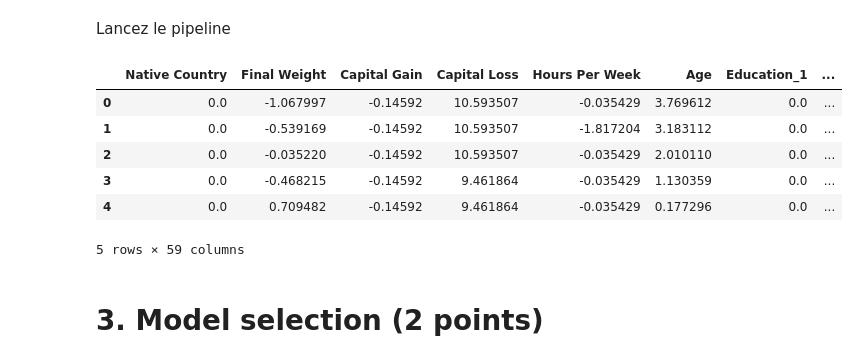
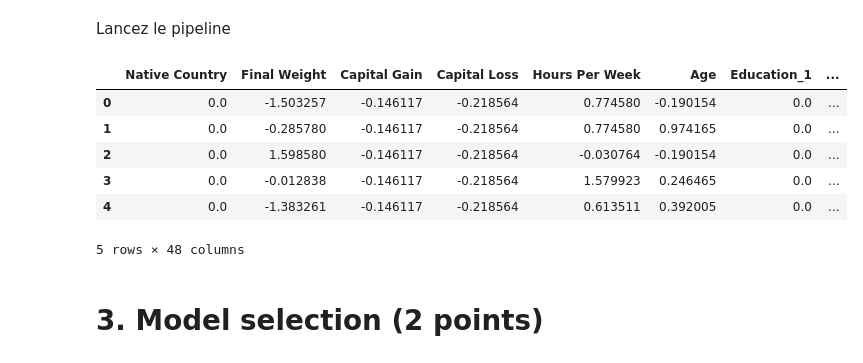
Before and after one commit to ayoubelasryRoot/INF8215, a Jupyter notebook: tp3/TP3_INF8215.ipynb, the cells around one changed output. Saved outputs shown, nothing was run; the diff lists cells and outputs as text; code cells hidden in the pictures.

```diff
--- a/tp3/TP3_INF8215.ipynb
+++ b/tp3/TP3_INF8215.ipynb
@@ -784,7 +788,7 @@ pipeline_age = Pipeline([
 ])
 
 pipeline_education = Pipeline([
-    ("fillna", SimpleImputer(strategy = 'constant', fill_value = 'Bachelors')),
+    ("fillna", SimpleImputer(strategy = 'constant', fill_value = 'HS-Grad')),
     ("encode",OneHotEncoder(categories = 'auto', sparse = False))
 ])
 
@@ -793,15 +797,11 @@ pipeline_sex = Pipeline([
     ("encode",LabelEncoderP())
 ])
 
-pipeline_race = Pipeline([
-    ("fillna", SimpleImputer(strategy = 'constant', fill_value = 'White')),
-    ("encode",OneHotEncoder(categories = 'auto', sparse = False))
-])
 
 
 pipeline_marital_status = Pipeline([
-    ("fillna", SimpleImputer(strategy = 'constant', fill_value = 'Never-Married')),
-    ("encode",OneHotEncoder(categories = 'auto', sparse = False))
+    ("fillna", SimpleImputer(strategy = 'constant', fill_value = 'Married-civ-spouse')),
+    ("encode",LabelEncoderP())
 ])
 
 
@@ -811,48 +811,47 @@ pipeline_workclass = Pipeline([
 ])
 
 pipeline_occupation = Pipeline([
-    ("fillna", SimpleImputer(strategy = 'constant', fill_value = 'Prof-specialty')),
+    ("fillna", SimpleImputer(strategy = 'constant', fill_value = 'Exec-managerial')),
     ("encode",OneHotEncoder(categories = 'auto', sparse = False))
 ])
 
 
 full_pipeline = ColumnTransformer([
-         ("native.country", pipeline_country, ["native.country"]),
-         ("fnlwgt", pipeline_final_weight, ["fnlwgt"]),
-         ("capital.gain", pipeline_capital_gain, ["capital.gain"]),
-         ("capital.loss", pipeline_capital_loss, ["capital.loss"]),
-         ("hours.per.week", pipeline_hours_per_week, ["hours.per.week"]),
-         ("age", pipeline_age, ["age"]),
-         ("education", pipeline_education, ["education"]),
-         ("sex", pipeline_sex, ["sex"]),
-         ("race", pipeline_race, ["race"]),
-         ("occupation", pipeline_occupation, ["occupation"]),
-         ("marital.status", pipeline_marital_status, ["marital.status"]),
-         ("workclass", pipeline_workclass, ["workclass"]),
+         ("Native country", pipeline_country, ["Native country"]),
+         ("Final weight", pipeline_final_weight, ["Final weight"]),
+         ("Capital-gain", pipeline_capital_gain, ["Capital-gain"]),
+         ("Capital-loss", pipeline_capital_loss, ["Capital-loss"]),
+         ("Hours per week", pipeline_hours_per_week, ["Hours per week"]),
+         ("Age", pipeline_age, ["Age"]),
+         ("Education", pipeline_education, ["Education"]),
+         ("Sex", pipeline_sex, ["Sex"]),
+         ("Occupation", pipeline_occupation, ["Occupation"]),
+         ("Marital-status", pipeline_marital_status, ["Marital-status"]),
+         ("Workclass", pipeline_workclass, ["Workclass"]),
     ])
 # %% [markdown]
 Lancez le pipeline
 # %%
 column_names = ['Native Country', 'Final Weight', 'Capital Gain', 'Capital Loss' , 'Hours Per Week', 'Age', 'Education_1',
                 'Education_2', 'Education_3', 'Education_4', 'Education_5', 'Education_6', 'Education_7', 'Education_8',
                 'Education_9', 'Education_10', 'Education_11', 'Education_12', 'Education_13', 'Education_14', 'Education_15',
-                'Education_16', 'Sex', 'Race_1', 'Race_2', 'Race_3', 'Race_4', 'Race_5', 'Occupation_1', 'Occupation_2', 'Occupation_3',
+                'Education_16', 'Sex',  'Occupation_1', 'Occupation_2', 'Occupation_3',
                 'Occupation_4', 'Occupation_5', 'Occupation_6', 'Occupation_7', 'Occupation_8', 'Occupation_9', 'Occupation_10', 'Occupation_11',
-                'Occupation_12', 'Occupation_13', 'Occupation_14', 'Occupation_15', 'Marital_status_1','Marital_status_2','Marital_status_3',
-               'Marital_status_4','Marital_status_5','Marital_status_6','Marital_status_7', 'Workclass_1', 'Workclass_2', 'Workclass_3',
+                'Occupation_12', 'Occupation_13', 'Occupation_14', 'Occupation_15', 'Marital_status', 'Workclass_1', 'Workclass_2', 'Workclass_3',
                'Workclass_4', 'Workclass_5', 'Workclass_6', 'Workclass_7', 'Workclass_8', 'Workclass_9'] # TODO ajouter les noms des colonnes selon le nouvel ordre du pipeline
+
 X_train_preprocess = pd.DataFrame(full_pipeline.fit_transform(X_train), columns=column_names)
-X_test_preprocess = pd.DataFrame(full_pipeline.fit_transform(X_test), columns=column_names)
+X_test_preprocess = pd.DataFrame(full_pipeline.transform(X_test), columns=column_names)
 
 X_train_preprocess.head()
 # %% [output]
 |  | Native Country | Final Weight | Capital Gain | Capital Loss | Hours Per Week | Age | Education_1 | ... |
-| 0 | 0.0 | -1.067997 | -0.14592 | 10.593507 | -0.035429 | 3.769612 | 0.0 | ... |
-| 1 | 0.0 | -0.539169 | -0.14592 | 10.593507 | -1.817204 | 3.183112 | 0.0 | ... |
-| 2 | 0.0 | -0.035220 | -0.14592 | 10.593507 | -0.035429 | 2.010110 | 0.0 | ... |
-| 3 | 0.0 | -0.468215 | -0.14592 | 9.461864 | -0.035429 | 1.130359 | 0.0 | ... |
-| 4 | 0.0 | 0.709482 | -0.14592 | 9.461864 | -0.035429 | 0.177296 | 0.0 | ... |
+| 0 | 0.0 | -1.503257 | -0.146117 | -0.218564 | 0.774580 | -0.190154 | 0.0 | ... |
+| 1 | 0.0 | -0.285780 | -0.146117 | -0.218564 | 0.774580 | 0.974165 | 0.0 | ... |
+| 2 | 0.0 | 1.598580 | -0.146117 | -0.218564 | -0.030764 | -0.190154 | 0.0 | ... |
+| 3 | 0.0 | -0.012838 | -0.146117 | -0.218564 | 1.579923 | 0.246465 | 0.0 | ... |
+| 4 | 0.0 | -1.383261 | -0.146117 | -0.218564 | 0.613511 | 0.392005 | 0.0 | ... |
-5 rows × 59 columns
+5 rows × 48 columns
 # %% [markdown]
 # 3. Model selection (2 points)
 # %% [markdown]
```
Also changed, not shown: parts of 16 cells of this notebook, 11 other files.
